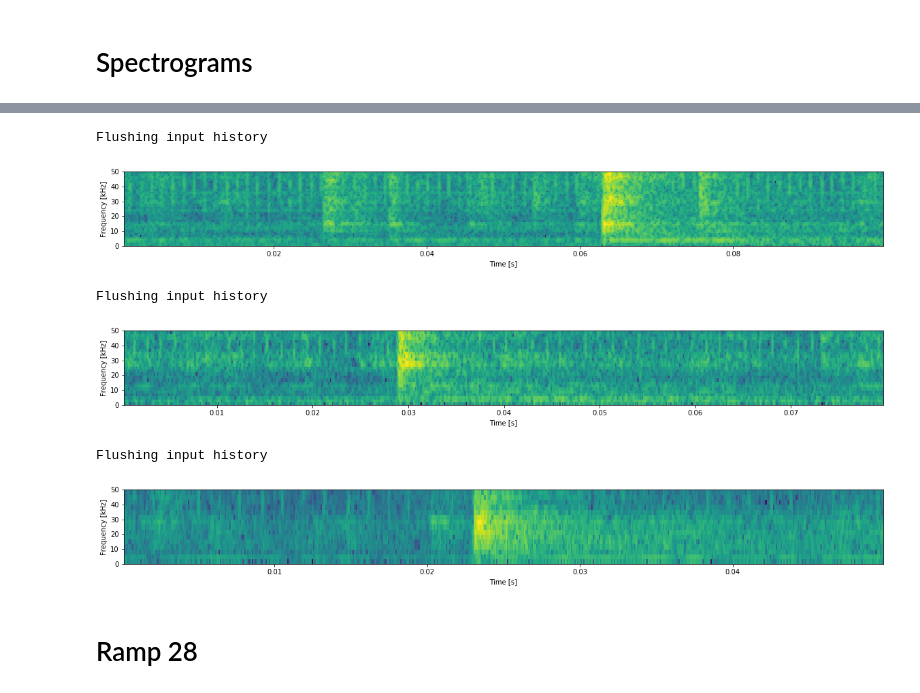
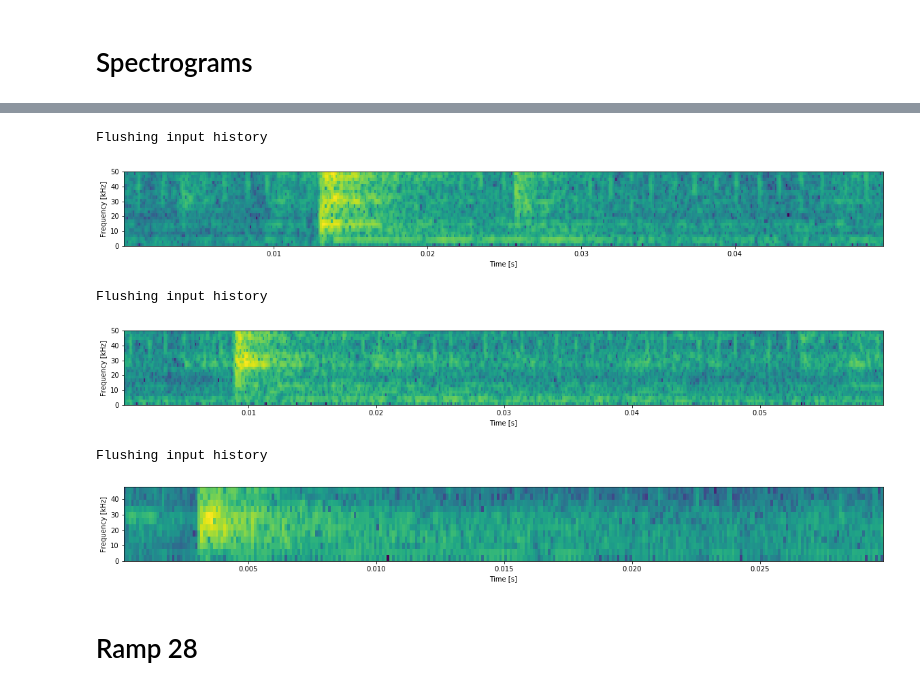
Before and after one commit to Duchstf/quench-detector, a Jupyter notebook: data-visualization-2.ipynb, the cells around one changed output, grey strips where cells are left out. Cells and saved outputs as stored; diff of their text form; code cells hidden in the pictures.

```diff
--- a/data-visualization-2.ipynb
+++ b/data-visualization-2.ipynb
@@ -440,5 +440,6 @@ def plot_spectrogram(dir_path, channel, time_range, window = 1500, step = 10):
 
     f, ax = plt.subplots(figsize=(20,2))
     ax.pcolormesh(times, freqs / 1000, 10 * np.log10(Sx), cmap='viridis')
+    ax.set_title("Spectrogram of sensor {}".format(channel))
     ax.set_ylabel('Frequency [kHz]')
     ax.set_xlabel('Time [s]');
@@ -445,17 +461,17 @@ def plot_spectrogram(dir_path, channel, time_range, window = 1500, step = 10):
 # %%
-plot_spectrogram("./data/Ramp28/", "ai2", time_range=(-600e-3, -500e-3), window = 80)
+plot_spectrogram("./data/Ramp28/", "ai2", time_range=(-550e-3, -500e-3), window = 50)
 # %% [output]
 Flushing input history
-[figure, old version]
+[figure, new version]
 # %%
-plot_spectrogram("./data/Ramp29/", "ai0", time_range = (-2.08, -2), window = 50)
+plot_spectrogram("./data/Ramp29/", "ai0", time_range = (-2.06, -2), window = 20)
 # %% [output]
 Flushing input history
-[figure, old version]
+[figure, new version]
 # %%
-plot_spectrogram("./data/Ramp30/", "ai1", time_range = (-7.425, -7.375), window = 30)
+plot_spectrogram("./data/Ramp30/", "ai1", time_range = (-7.405, -7.375), window = 25)
 # %% [output]
 Flushing input history
-[figure, old version]
+[figure, new version]
 # %% [markdown]
 # Ramp 28
```
Also changed, not shown: parts of 40 cells of this notebook.
